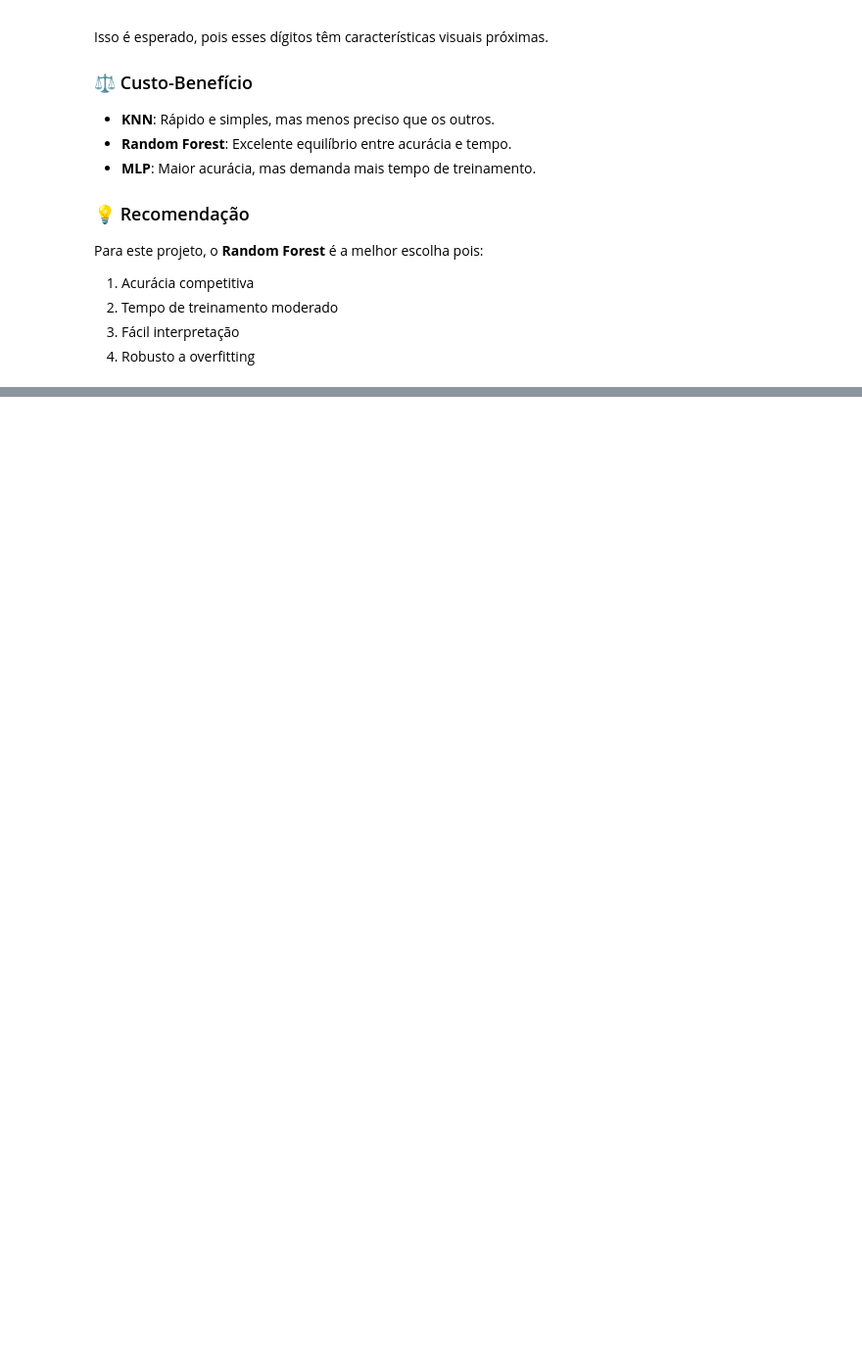
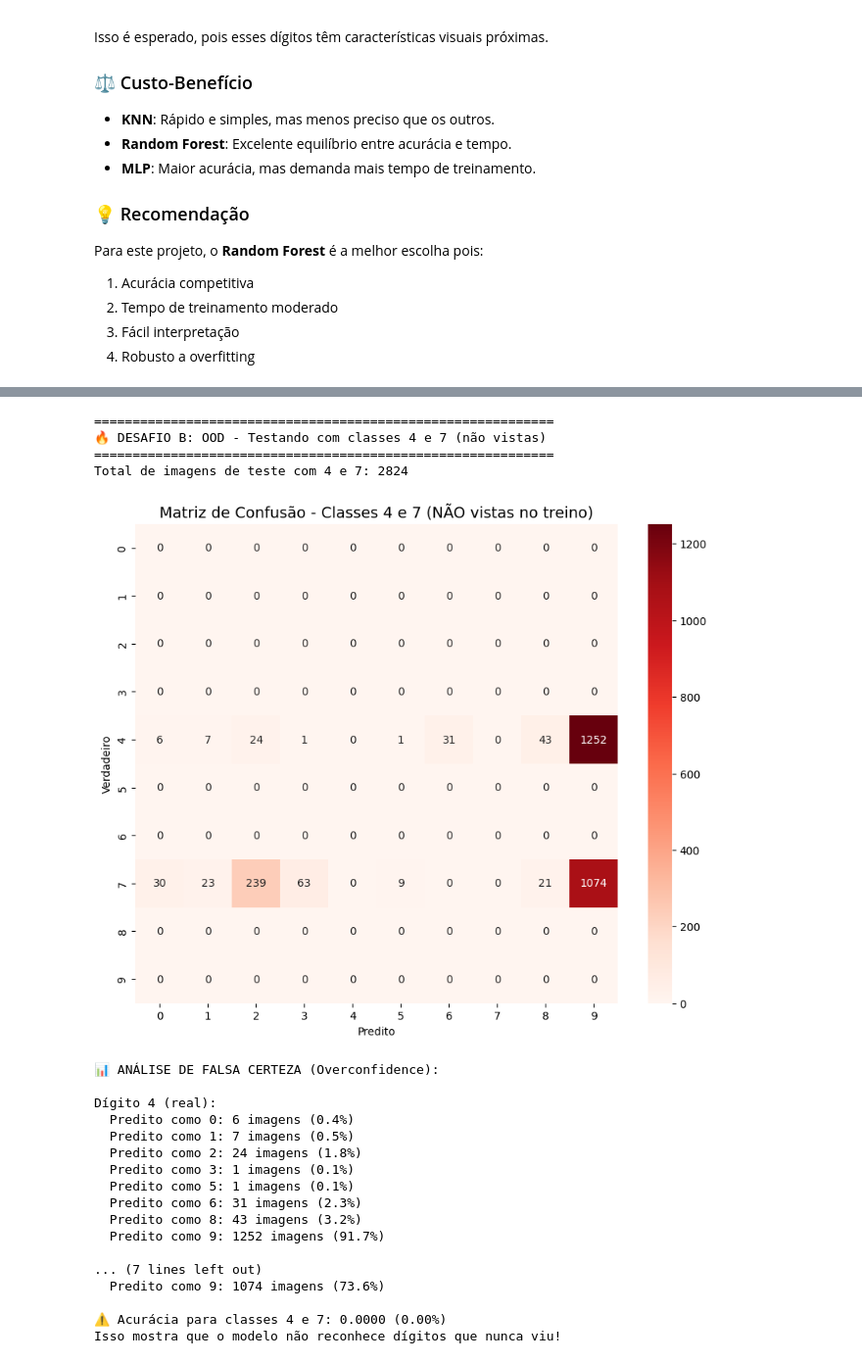
Before and after one commit to hugocileiro/meu-projeto-ia, a Jupyter notebook: notebooks/fase1_eda_mnist.ipynb, the cells around one changed output, grey strips where cells are left out. Shown at 98% size. Saved outputs shown, nothing was run; the diff lists cells and outputs as text; code cells hidden in the pictures; blank space fills up the shorter version.

```diff
--- a/notebooks/fase1_eda_mnist.ipynb
+++ b/notebooks/fase1_eda_mnist.ipynb
@@ -688,0 +740,66 @@ Para este projeto, o **Random Forest** é a melhor escolha pois:
+# %%
+# DESAFIO B: OOD - Testar apenas com classes 4 e 7
+print("\n" + "="*60)
+print("🔥 DESAFIO B: OOD - Testando com classes 4 e 7 (não vistas)")
+print("="*60)
+
+# Filtrar apenas classes 4 e 7 do teste
+mask_test_4_7 = np.isin(y_test, [4, 7])
+X_test_4_7 = X_test_norm[mask_test_4_7]
+y_test_4_7 = y_test[mask_test_4_7]
+
+print(f"Total de imagens de teste com 4 e 7: {len(y_test_4_7)}")
+
+# Fazer previsões
+y_pred_4_7 = rf_sem_4_7.predict(X_test_4_7)
+
+# Matriz de confusão (10x10 para ver onde foram classificados)
+cm_ood = confusion_matrix(y_test_4_7, y_pred_4_7, labels=range(10))
+
+# Mostrar matriz
+plt.figure(figsize=(10, 8))
+sns.heatmap(cm_ood, annot=True, fmt='d', cmap='Reds',
+            xticklabels=range(10), yticklabels=range(10))
+plt.title('Matriz de Confusão - Classes 4 e 7 (NÃO vistas no treino)', fontsize=14)
+plt.xlabel('Predito')
+plt.ylabel('Verdadeiro')
+plt.show()
+
+# Análise de "falsa certeza"
+print("\n📊 ANÁLISE DE FALSA CERTEZA (Overconfidence):")
+for digit in [4, 7]:
+    idx = np.where(y_test_4_7 == digit)[0]
+    if len(idx) > 0:
+        predictions = y_pred_4_7[idx]
+        unique, counts = np.unique(predictions, return_counts=True)
+        print(f"\nDígito {digit} (real):")
+        for pred, count in zip(unique, counts):
+            print(f"  Predito como {pred}: {count} imagens ({count/len(idx)*100:.1f}%)")
+
+# Calcular acurácia (esperada baixa!)
+acc_ood = accuracy_score(y_test_4_7, y_pred_4_7)
+print(f"\n⚠️ Acurácia para classes 4 e 7: {acc_ood:.4f} ({acc_ood*100:.2f}%)")
+print("Isso mostra que o modelo não reconhece dígitos que nunca viu!")
+# %% [output]
+============================================================
+🔥 DESAFIO B: OOD - Testando com classes 4 e 7 (não vistas)
+============================================================
+Total de imagens de teste com 4 e 7: 2824
+[figure, added]
+📊 ANÁLISE DE FALSA CERTEZA (Overconfidence):
+
+Dígito 4 (real):
+  Predito como 0: 6 imagens (0.4%)
+  Predito como 1: 7 imagens (0.5%)
+  Predito como 2: 24 imagens (1.8%)
+  Predito como 3: 1 imagens (0.1%)
+  Predito como 5: 1 imagens (0.1%)
+  Predito como 6: 31 imagens (2.3%)
+  Predito como 8: 43 imagens (3.2%)
+  Predito como 9: 1252 imagens (91.7%)
+
+... (7 lines left out)
+  Predito como 9: 1074 imagens (73.6%)
+
+⚠️ Acurácia para classes 4 e 7: 0.0000 (0.00%)
+Isso mostra que o modelo não reconhece dígitos que nunca viu!
```
Also changed, not shown: parts of 7 cells of this notebook.
